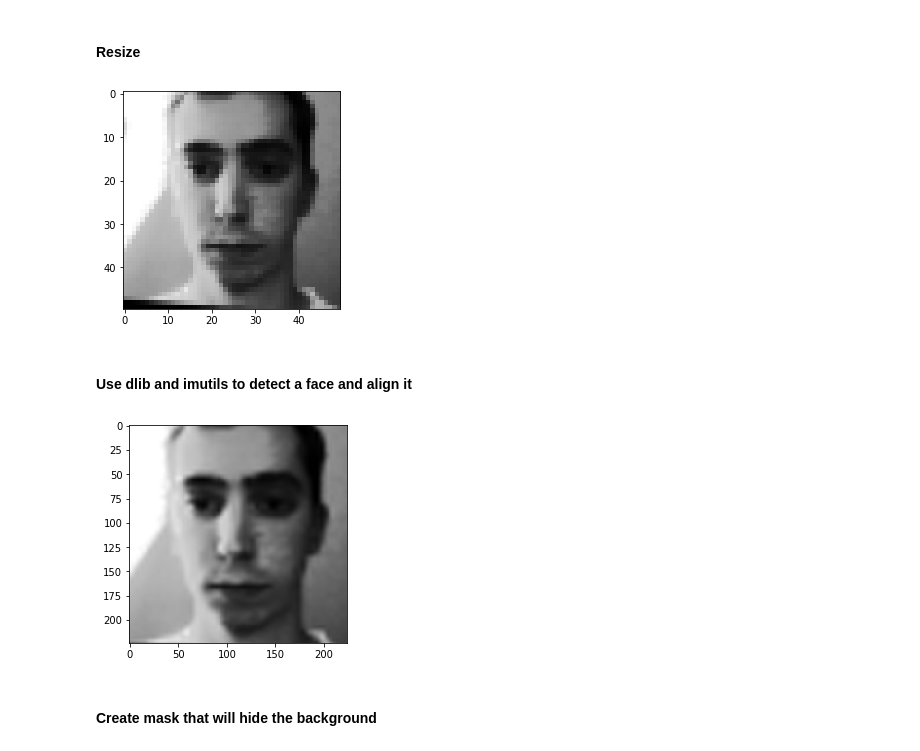
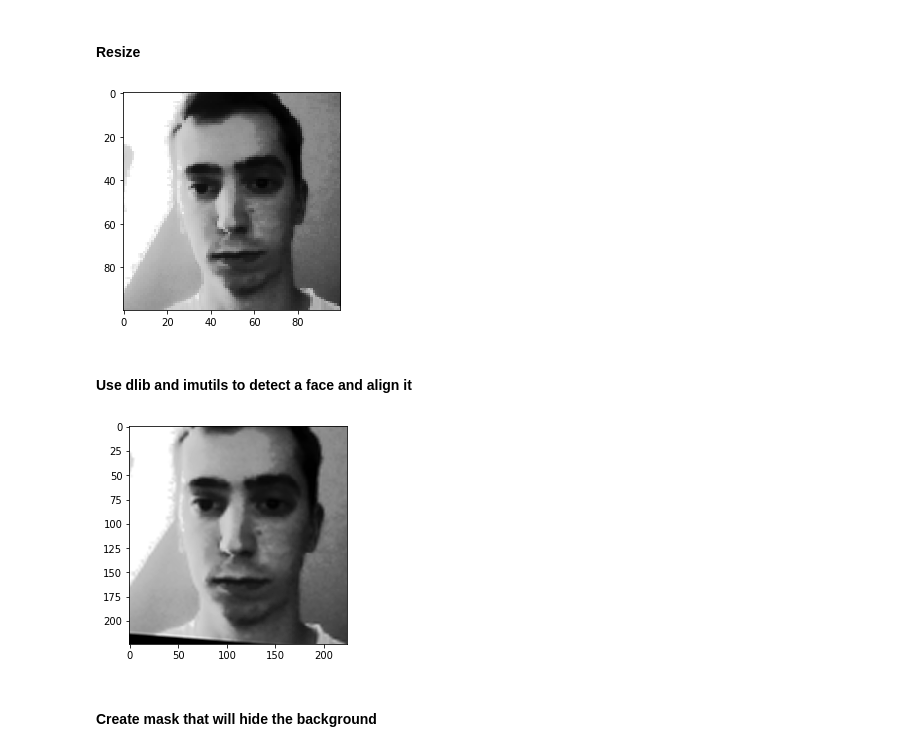
Before and after one commit to GianCarloMilanese/dsim_project, a Jupyter notebook: Images/1_preprocess_pictures.ipynb, the cells around one changed output. Drawn from its saved outputs; the diff is of its cells as text; code cells hidden in the pictures.

```diff
--- a/Images/1_preprocess_pictures.ipynb
+++ b/Images/1_preprocess_pictures.ipynb
@@ -69,11 +69,11 @@ plt.show()
 # %% [markdown]
 #### Resize
 # %%
-gray = imutils.resize(gray, width=50)
+gray = imutils.resize(gray, width=100)
 plt.imshow(gray, cmap="gray")
 plt.show()
 # %% [output]
-[figure, old version]
+[figure, new version]
 # %% [markdown]
 #### Use dlib and imutils to detect a face and align it
 # %%
@@ -82,7 +82,7 @@ gray = fa.align(gray, gray, faces[0])
 plt.imshow(gray, cmap="gray")
 plt.show()
 # %% [output]
-[figure, old version]
+[figure, new version]
 # %% [markdown]
 #### Create mask that will hide the background
 # %%
```
Also changed, not shown: parts of 2 cells of this notebook.
